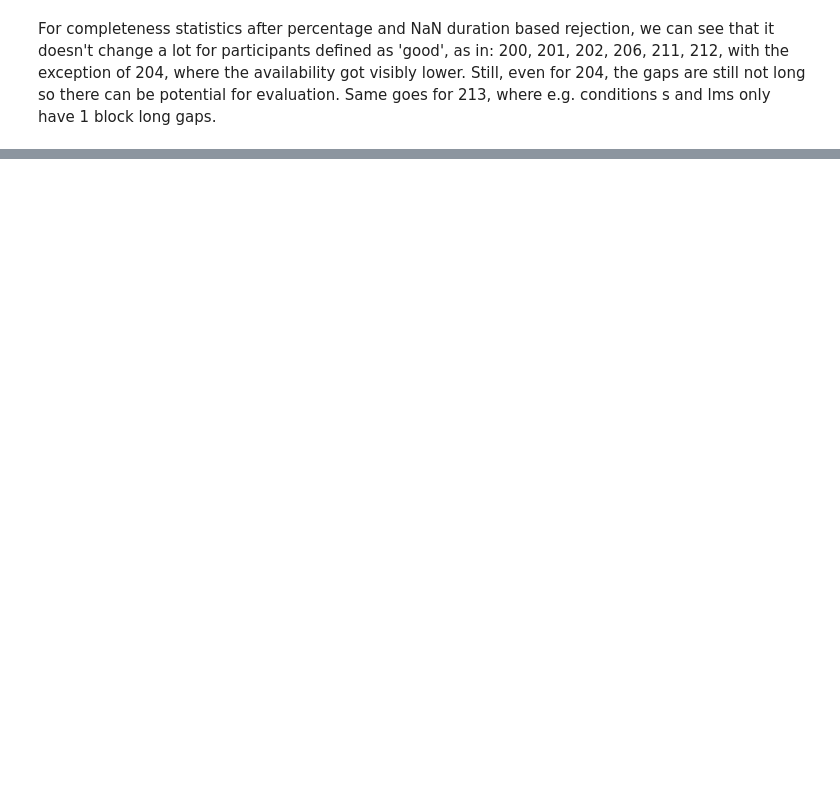
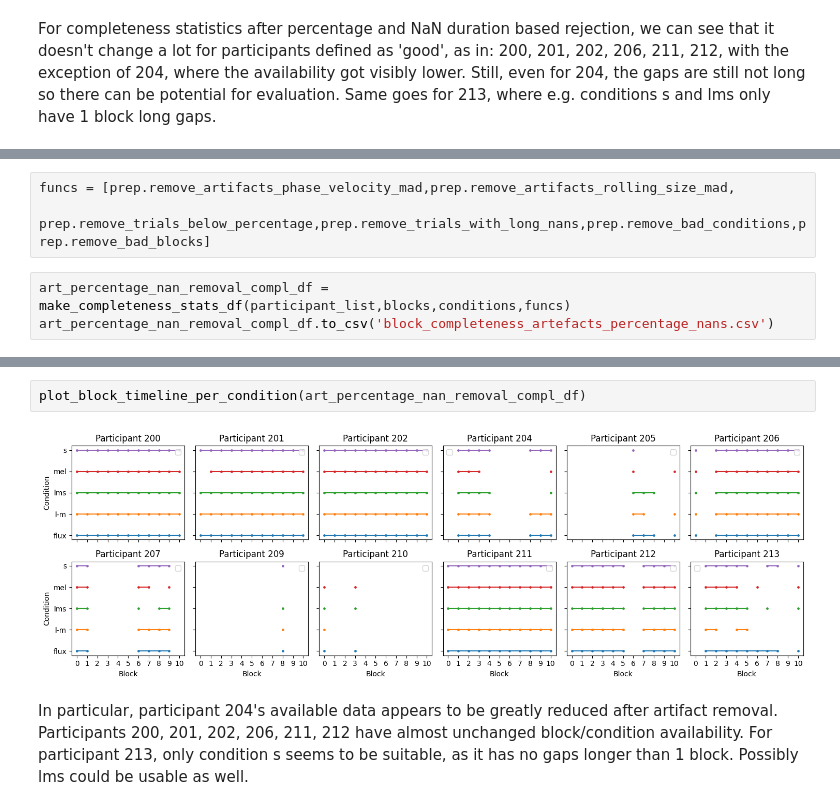
Before and after one commit to tscnlab/civibe_pupilprep, a Jupyter notebook: notebooks/eda_analyse_block_acceptance.ipynb, the cells around one changed output, grey strips where cells are left out. Drawn from its saved outputs; the diff is of its cells as text; blank space fills up the shorter version.

```diff
--- a/notebooks/eda_analyse_block_acceptance.ipynb
+++ b/notebooks/eda_analyse_block_acceptance.ipynb
@@ -238,0 +229,6 @@ For completeness statistics after percentage and NaN duration based rejection, w
+# %%
+funcs = [prep.remove_artifacts_phase_velocity_mad,prep.remove_artifacts_rolling_size_mad,
+         prep.remove_trials_below_percentage,prep.remove_trials_with_long_nans,prep.remove_bad_conditions,prep.remove_bad_blocks]
+# %%
+art_percentage_nan_removal_compl_df = make_completeness_stats_df(participant_list,blocks,conditions,funcs)
+art_percentage_nan_removal_compl_df.to_csv('block_completeness_artefacts_percentage_nans.csv')
@@ -238,0 +252,6 @@ For completeness statistics after percentage and NaN duration based rejection, w
+# %%
+plot_block_timeline_per_condition(art_percentage_nan_removal_compl_df)
+# %% [output]
+[figure, added]
+# %% [markdown]
+In particular, participant 204's available data appears to be greatly reduced after artifact removal. Participants 200, 201, 202, 206, 211, 212 have almost unchanged block/condition availability. For participant 213, only condition s seems to be suitable, as it has no gaps longer than 1 block. Possibly lms could be usable as well.
```
Also changed, not shown: parts of 8 cells of this notebook.
